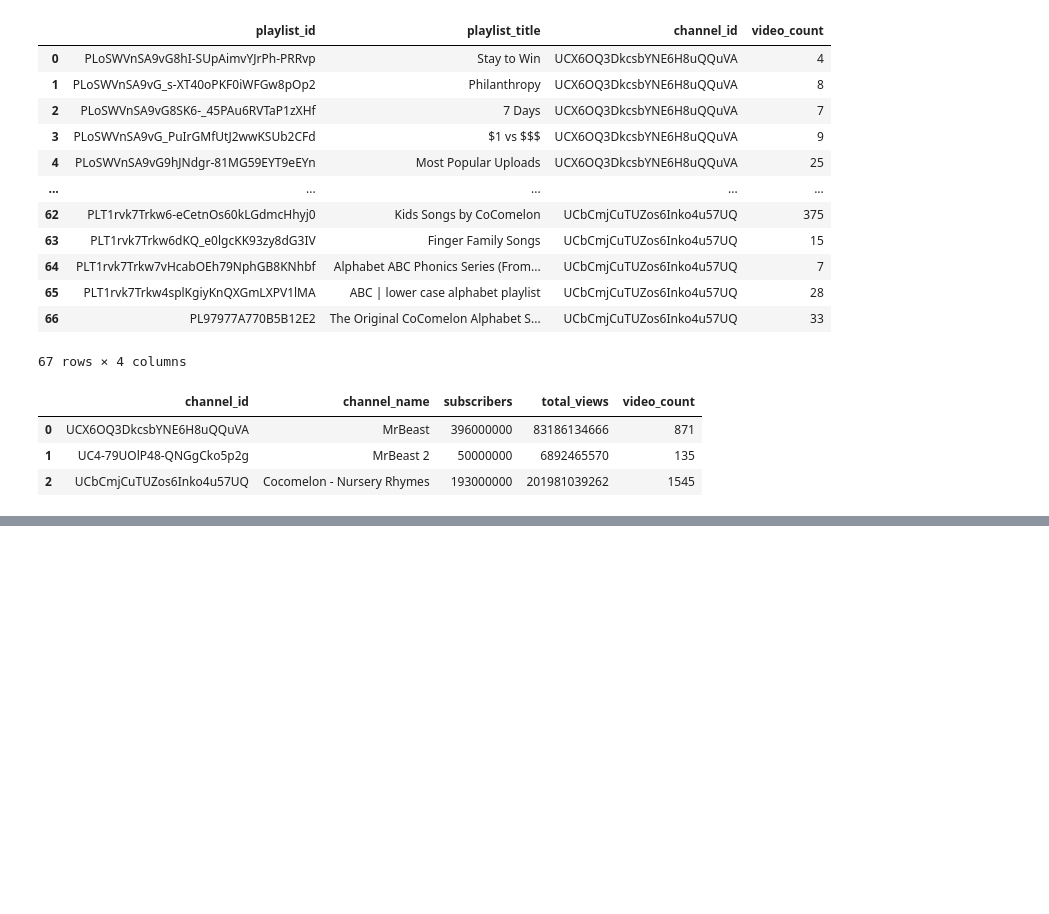
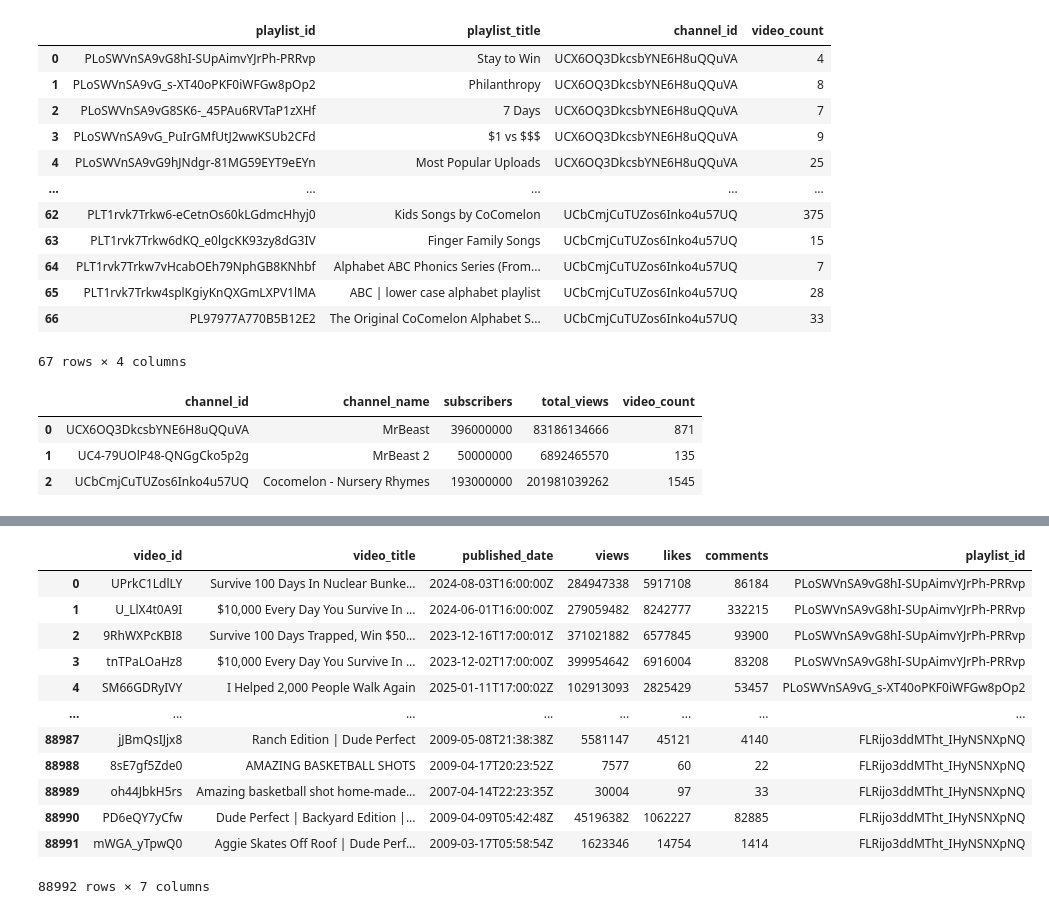
Before and after one commit to saimadhu27/Analyzing-youtubedata, a Jupyter notebook: exp.ipynb, the cells around one changed output, grey strips where cells are left out. Saved outputs shown, nothing was run; the diff lists cells and outputs as text; code cells hidden in the pictures; blank space fills up the shorter version.

```diff
--- a/exp.ipynb
+++ b/exp.ipynb
@@ -81,0 +121,17 @@ df
+# %%
+video_df = pd.read_csv('data/videos/2025-05-21_video_data.csv')
+video_df
+# %% [output]
+|  | video_id | video_title | published_date | views | likes | comments | playlist_id |
+| 0 | UPrkC1LdlLY | Survive 100 Days In Nuclear Bunke... | 2024-08-03T16:00:00Z | 284947338 | 5917108 | 86184 | PLoSWVnSA9vG8hI-SUpAimvYJrPh-PRRvp |
+| 1 | U_LlX4t0A9I | $10,000 Every Day You Survive In ... | 2024-06-01T16:00:00Z | 279059482 | 8242777 | 332215 | PLoSWVnSA9vG8hI-SUpAimvYJrPh-PRRvp |
+| 2 | 9RhWXPcKBI8 | Survive 100 Days Trapped, Win $50... | 2023-12-16T17:00:01Z | 371021882 | 6577845 | 93900 | PLoSWVnSA9vG8hI-SUpAimvYJrPh-PRRvp |
+| 3 | tnTPaLOaHz8 | $10,000 Every Day You Survive In ... | 2023-12-02T17:00:00Z | 399954642 | 6916004 | 83208 | PLoSWVnSA9vG8hI-SUpAimvYJrPh-PRRvp |
+| 4 | SM66GDRyIVY | I Helped 2,000 People Walk Again | 2025-01-11T17:00:02Z | 102913093 | 2825429 | 53457 | PLoSWVnSA9vG_s-XT40oPKF0iWFGw8pOp2 |
+| ... | ... | ... | ... | ... | ... | ... | ... |
+| 88987 | jJBmQsIJjx8 | Ranch Edition | Dude Perfect | 2009-05-08T21:38:38Z | 5581147 | 45121 | 4140 | FLRijo3ddMTht_IHyNSNXpNQ |
+| 88988 | 8sE7gf5Zde0 | AMAZING BASKETBALL SHOTS | 2009-04-17T20:23:52Z | 7577 | 60 | 22 | FLRijo3ddMTht_IHyNSNXpNQ |
+| 88989 | oh44JbkH5rs | Amazing basketball shot home-made... | 2007-04-14T22:23:35Z | 30004 | 97 | 33 | FLRijo3ddMTht_IHyNSNXpNQ |
+| 88990 | PD6eQY7yCfw | Dude Perfect | Backyard Edition |... | 2009-04-09T05:42:48Z | 45196382 | 1062227 | 82885 | FLRijo3ddMTht_IHyNSNXpNQ |
+| 88991 | mWGA_yTpwQ0 | Aggie Skates Off Roof | Dude Perf... | 2009-03-17T05:58:54Z | 1623346 | 14754 | 1414 | FLRijo3ddMTht_IHyNSNXpNQ |
+88992 rows × 7 columns
```
Also changed, not shown: parts of 11 cells of this notebook, 7 other files.
